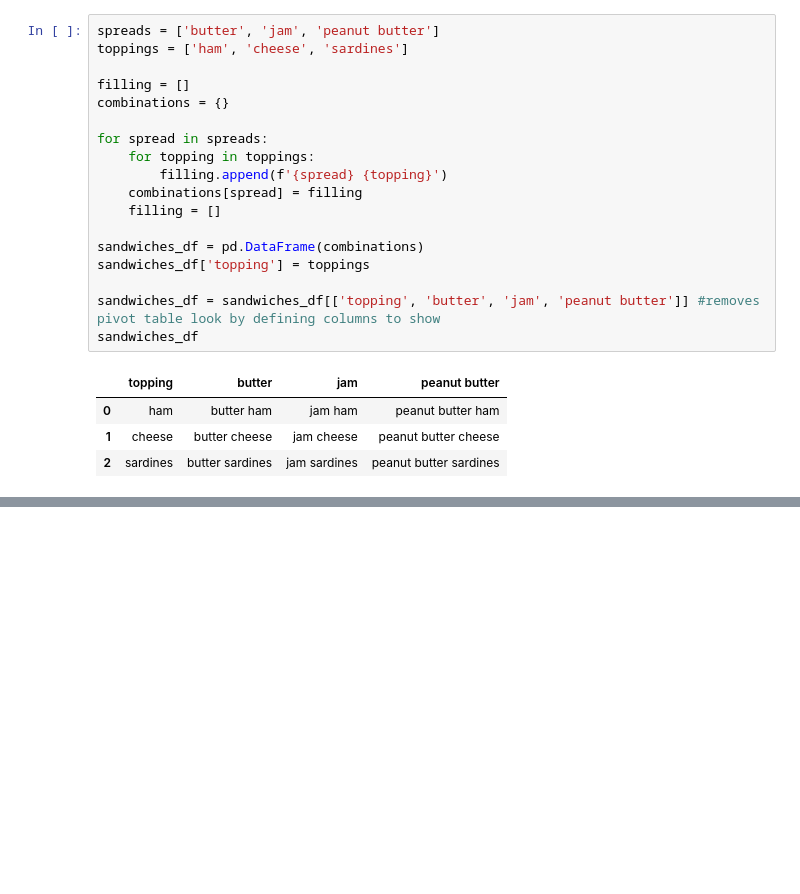
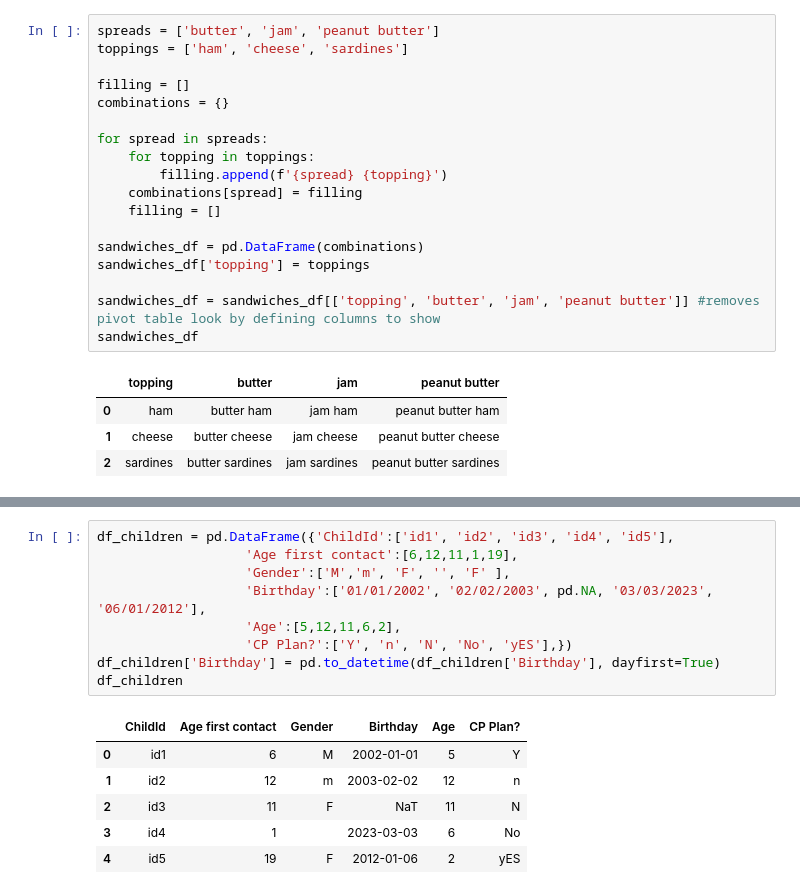
Before and after one commit to data-to-insight/ERN-sessions, a Jupyter notebook: Martin_Homer/module_2.ipynb, the cells around one changed output, grey strips where cells are left out. Saved outputs shown, nothing was run; the diff lists cells and outputs as text; blank space fills up the shorter version.

```diff
--- a/Martin_Homer/module_2.ipynb
+++ b/Martin_Homer/module_2.ipynb
@@ -297,0 +380,16 @@ sandwiches_df
+# %%
+df_children = pd.DataFrame({'ChildId':['id1', 'id2', 'id3', 'id4', 'id5'],
+                   'Age first contact':[6,12,11,1,19],
+                   'Gender':['M','m', 'F', '', 'F' ],
+                   'Birthday':['01/01/2002', '02/02/2003', pd.NA, '03/03/2023', '06/01/2012'],
+                   'Age':[5,12,11,6,2],
+                   'CP Plan?':['Y', 'n', 'N', 'No', 'yES'],})
+df_children['Birthday'] = pd.to_datetime(df_children['Birthday'], dayfirst=True)
+df_children
+# %% [output]
+|  | ChildId | Age first contact | Gender | Birthday | Age | CP Plan? |
+| 0 | id1 | 6 | M | 2002-01-01 | 5 | Y |
+| 1 | id2 | 12 | m | 2003-02-02 | 12 | n |
+| 2 | id3 | 11 | F | NaT | 11 | N |
+| 3 | id4 | 1 |  | 2023-03-03 | 6 | No |
+| 4 | id5 | 19 | F | 2012-01-06 | 2 | yES |
```
Also changed, not shown: parts of 8 cells of this notebook.
